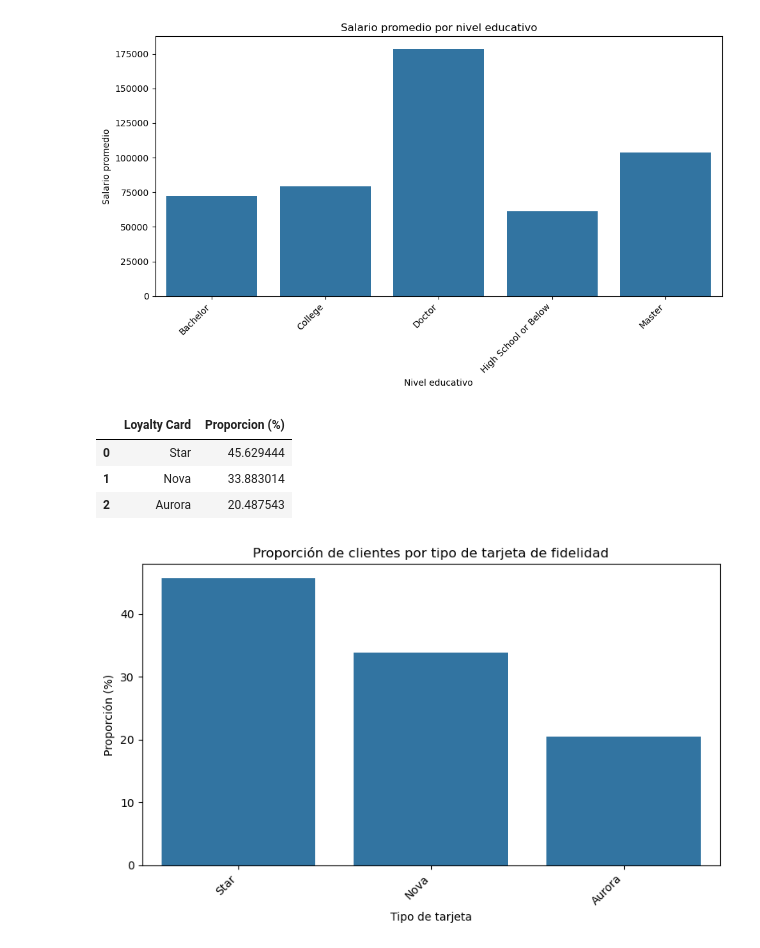
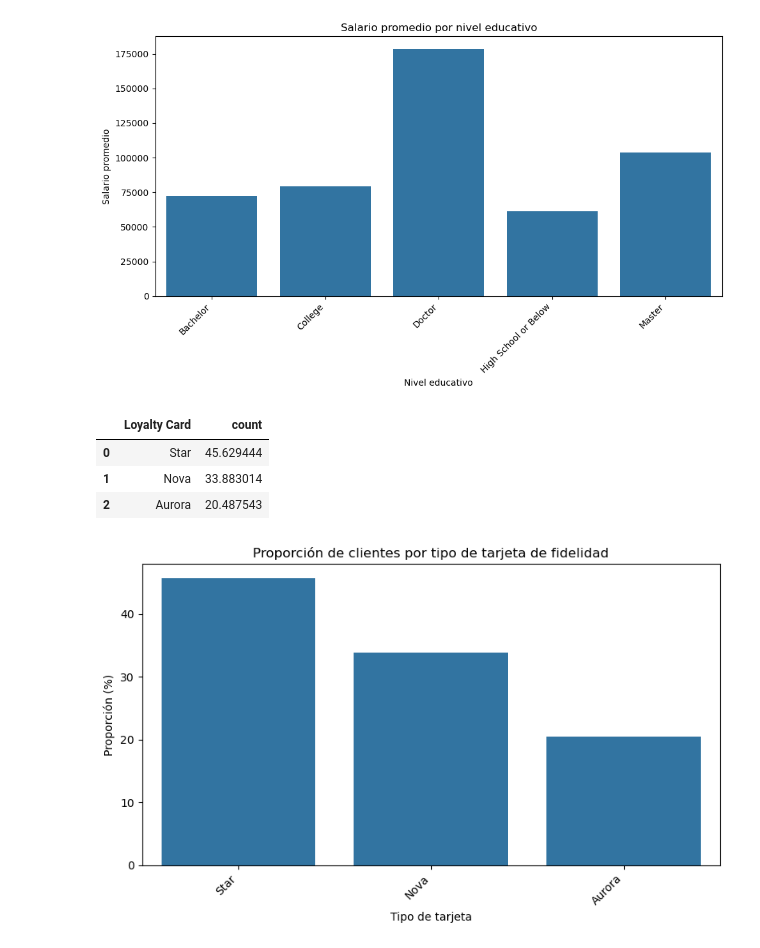
Before and after one commit to Adalab/bda-modulo-3-evaluacion-final-Martitaa, a Jupyter notebook: evaluacion_final.ipynb, the cells around one changed output. Saved outputs shown, nothing was run; the diff lists cells and outputs as text; code cells hidden in the pictures.

```diff
--- a/evaluacion_final.ipynb
+++ b/evaluacion_final.ipynb
@@ -429,12 +431,10 @@ plt.show()
 # %%
 #¿Cuál es la proporción de clientes con diferentes tipos de tarjetas de fidelidad?
 tarjetas_counts = df_clientes['Loyalty Card'].value_counts()
 tarjetas_proporcion = tarjetas_counts / tarjetas_counts.sum() * 100
-tarjetas_proporcion = tarjetas_proporcion.reset_index()
-tarjetas_proporcion.columns = ['Loyalty Card', 'Proporcion (%)']
-tarjetas_proporcion
+tarjetas_proporcion.reset_index()
 # %% [output]
-|  | Loyalty Card | Proporcion (%) |
+|  | Loyalty Card | count |
 | 0 | Star | 45.629444 |
 | 1 | Nova | 33.883014 |
 | 2 | Aurora | 20.487543 |
```
Also changed, not shown: parts of 9 cells of this notebook, 1 other file.
